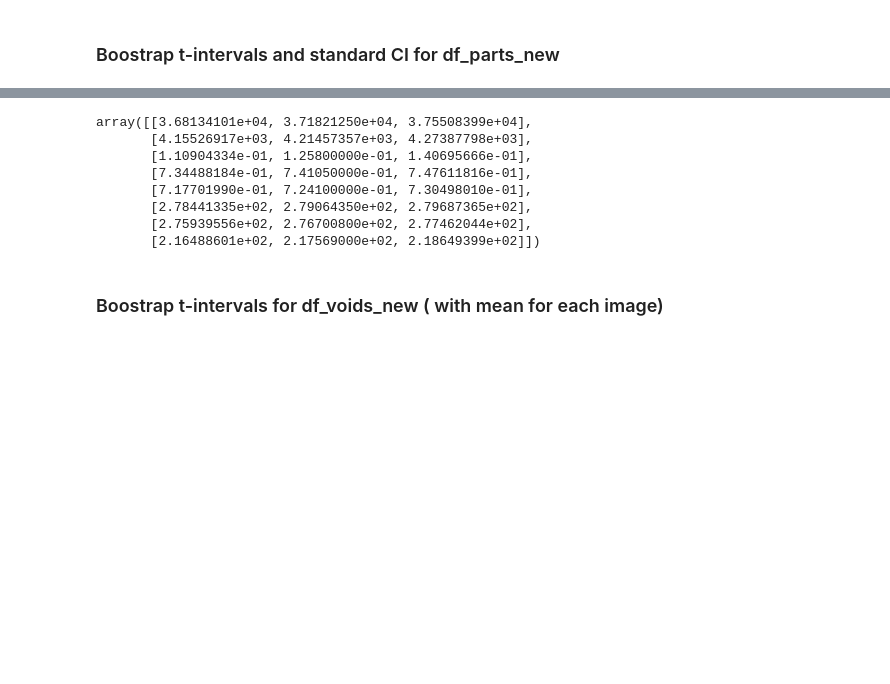
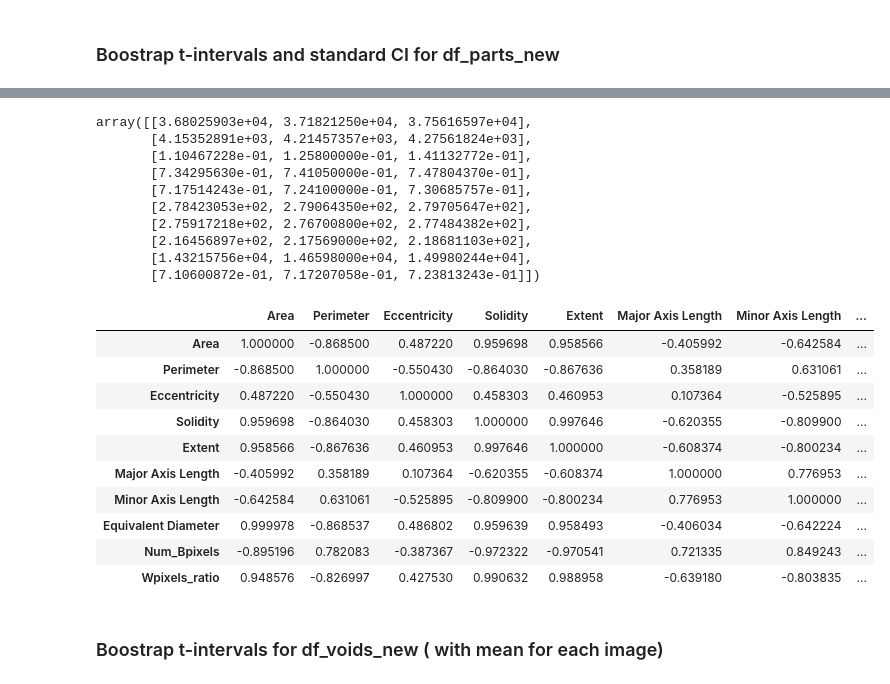
Before and after one commit to abylai11/qda-project, a Jupyter notebook: Python code/Fede - Variable manipulation.ipynb, the cells around one changed output, grey strips where cells are left out. Saved outputs shown, nothing was run; the diff lists cells and outputs as text; code cells hidden in the pictures; blank space fills up the shorter version.

```diff
--- a/Python code/Fede - Variable manipulation.ipynb
+++ b/Python code/Fede - Variable manipulation.ipynb
@@ -491,13 +499,16 @@ print(tabulate(results, headers=['Column', 'Lower CI', 'Point Estimate', 'Upper
 +------------------------------+--------------+------------------+--------------+
 # %%
-# Since Area, Perimeter, Eccentricity, Solidity, Extent, Major Axis Length,  Minor Axis Length, Equivalent Diameter are normal we can built the t-di-student CI
+# Since Area, Perimeter, Eccentricity, Solidity, Extent, Major Axis Length,  Minor Axis Length, Equivalent Diameter, Num_Wpixels, Num_Bpixels, Wpixels_ratio are normal we can built the t-di-student CI
 # We want an significant level of 0.05 in total, so we can built the Bonferroni CI
 
 import pandas as pd
 import numpy as np
 from scipy.stats import multivariate_normal, f, t
 
-data_parts_normal = data_parts_normal = np.column_stack((
+## AREA AND Num_Wpixels ARE THE SAME THING -> I CONSIDER ONLY THE AREA
+
+
+data_parts_normal  = np.column_stack((
     df_parts_new['Area [pixels]'],
     df_parts_new['Perimeter [pixels]'],
     df_parts_new['Eccentricity'],
@@ -505,18 +516,42 @@ data_parts_normal = data_parts_normal = np.column_stack((
     df_parts_new['Extent'],
     df_parts_new['Major Axis Length [pixels]'],
     df_parts_new['Minor Axis Length [pixels]'],
-    df_parts_new['Equivalent Diameter [pixels]']
+    df_parts_new['Equivalent Diameter [pixels]'],
+    df_parts_new['Num_Bpixels'],
+    #df_parts_new['Num_Wpixels'],
+    df_parts_new['Wpixels_ratio']
 ))
+
+## AREA AND Num_Wpixels ARE THE SAME THING
+
+column_names = [
+    'Area',
+    'Perimeter',
+    'Eccentricity',
+    'Solidity',
+    'Extent',
+    'Major Axis Length',
+    'Minor Axis Length',
+    'Equivalent Diameter',
+    'Num_Bpixels',
+    #'Num_Wpixels',
+    'Wpixels_ratio'
+]
+
+# Creating DataFrame
+df_parts_normal = pd.DataFrame(data_parts_normal, columns=column_names)
+
+
 # Assuming 'dataset' is your DataFrame
 # Dimensions
-n = data_parts_normal.shape[0]
-p = data_parts_normal.shape[1]
+n = df_parts_normal.shape[0]
+p = df_parts_normal.shape[1]
 alpha = 0.05  # At level 5%
 
 
 # Sample mean, covariance
-x_mean = np.mean(data_parts_normal, axis = 0)
-x_cov = np.cov(data_parts_normal, rowvar=False)
+x_mean = np.mean(df_parts_normal, axis = 0)
+x_cov = np.cov(df_parts_normal, rowvar=False)
 x_invcov = np.linalg.inv(x_cov)
 cfr_fisher = ((n - 1) * p / (n - p)) * f.ppf(1 - alpha, p, n - p)
 
@@ -536,14 +571,30 @@ Bf
 
 ### NB non cambiano così tanto...
 # %% [output]
-array([[3.68134101e+04, 3.71821250e+04, 3.75508399e+04],
-       [4.15526917e+03, 4.21457357e+03, 4.27387798e+03],
-       [1.10904334e-01, 1.25800000e-01, 1.40695666e-01],
-       [7.34488184e-01, 7.41050000e-01, 7.47611816e-01],
-       [7.17701990e-01, 7.24100000e-01, 7.30498010e-01],
-       [2.78441335e+02, 2.79064350e+02, 2.79687365e+02],
-       [2.75939556e+02, 2.76700800e+02, 2.77462044e+02],
-       [2.16488601e+02, 2.17569000e+02, 2.18649399e+02]])
+array([[3.68025903e+04, 3.71821250e+04, 3.75616597e+04],
+       [4.15352891e+03, 4.21457357e+03, 4.27561824e+03],
+       [1.10467228e-01, 1.25800000e-01, 1.41132772e-01],
+       [7.34295630e-01, 7.41050000e-01, 7.47804370e-01],
+       [7.17514243e-01, 7.24100000e-01, 7.30685757e-01],
+       [2.78423053e+02, 2.79064350e+02, 2.79705647e+02],
+       [2.75917218e+02, 2.76700800e+02, 2.77484382e+02],
+       [2.16456897e+02, 2.17569000e+02, 2.18681103e+02],
+       [1.43215756e+04, 1.46598000e+04, 1.49980244e+04],
+       [7.10600872e-01, 7.17207058e-01, 7.23813243e-01]])
+# %%
+df_parts_normal.corr()
+# %% [output]
+|  | Area | Perimeter | Eccentricity | Solidity | Extent | Major Axis Length | Minor Axis Length | ... |
+| Area | 1.000000 | -0.868500 | 0.487220 | 0.959698 | 0.958566 | -0.405992 | -0.642584 | ... |
+| Perimeter | -0.868500 | 1.000000 | -0.550430 | -0.864030 | -0.867636 | 0.358189 | 0.631061 | ... |
+| Eccentricity | 0.487220 | -0.550430 | 1.000000 | 0.458303 | 0.460953 | 0.107364 | -0.525895 | ... |
+| Solidity | 0.959698 | -0.864030 | 0.458303 | 1.000000 | 0.997646 | -0.620355 | -0.809900 | ... |
+| Extent | 0.958566 | -0.867636 | 0.460953 | 0.997646 | 1.000000 | -0.608374 | -0.800234 | ... |
+| Major Axis Length | -0.405992 | 0.358189 | 0.107364 | -0.620355 | -0.608374 | 1.000000 | 0.776953 | ... |
+| Minor Axis Length | -0.642584 | 0.631061 | -0.525895 | -0.809900 | -0.800234 | 0.776953 | 1.000000 | ... |
+| Equivalent Diameter | 0.999978 | -0.868537 | 0.486802 | 0.959639 | 0.958493 | -0.406034 | -0.642224 | ... |
+| Num_Bpixels | -0.895196 | 0.782083 | -0.387367 | -0.972322 | -0.970541 | 0.721335 | 0.849243 | ... |
+| Wpixels_ratio | 0.948576 | -0.826997 | 0.427530 | 0.990632 | 0.988958 | -0.639180 | -0.803835 | ... |
 # %% [markdown]
 ### Boostrap t-intervals  for df_voids_new ( with mean for each image)
 # %%
```
Also changed, not shown: parts of 12 cells of this notebook.
